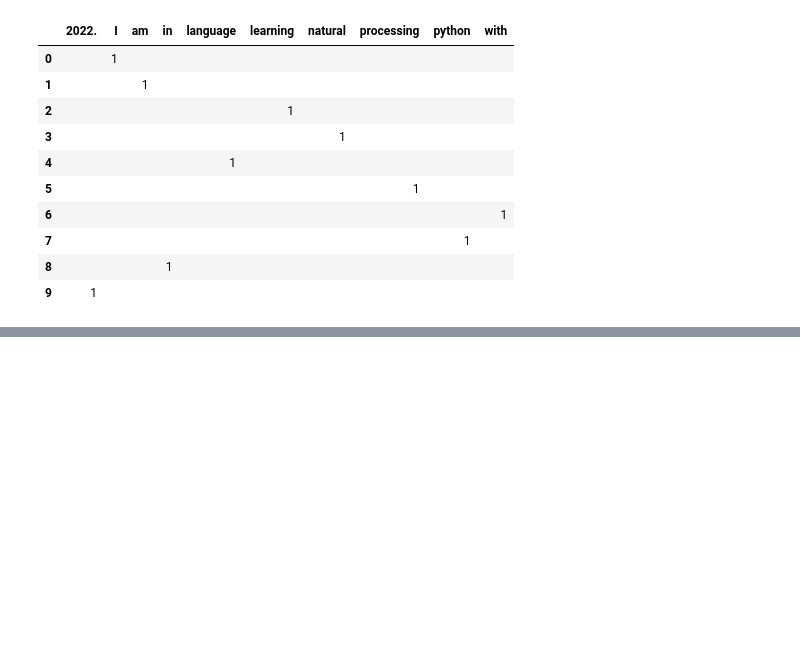
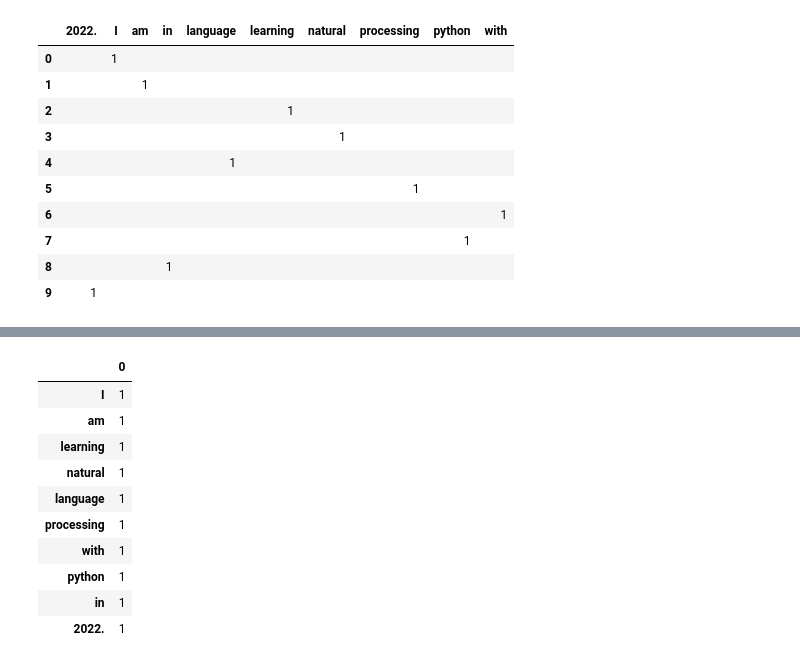
Before and after one commit to avizyt/Natural-Language-Procession, a Jupyter notebook: building vocabulary using tokenizer/buildingVocabUsingTokenizer.ipynb, the cells around one changed output, grey strips where cells are left out. Drawn from its saved outputs; the diff is of its cells as text; code cells hidden in the pictures; blank space fills up the shorter version.

```diff
--- a/building vocabulary using tokenizer/buildingVocabUsingTokenizer.ipynb
+++ b/building vocabulary using tokenizer/buildingVocabUsingTokenizer.ipynb
@@ -153,0 +159,7 @@ df
+# %%
+sentence_bow = {}
+for token in sentence.split():
+    if token not in sentence_bow:
+        sentence_bow[token] = 1
+    else:
+        sentence_bow[token] += 1
@@ -153,0 +199,15 @@ df
+# %%
+# STEP 2: pandas series to DataFrame
+pd.DataFrame(pd.Series(dict([(token, 1) for token in sentence.split()])))
+# %% [output]
+|  | 0 |
+| I | 1 |
+| am | 1 |
+| learning | 1 |
+| natural | 1 |
+| language | 1 |
+| processing | 1 |
+| with | 1 |
+| python | 1 |
+| in | 1 |
+| 2022. | 1 |
```
Also changed, not shown: parts of 15 cells of this notebook, 1 other file.
